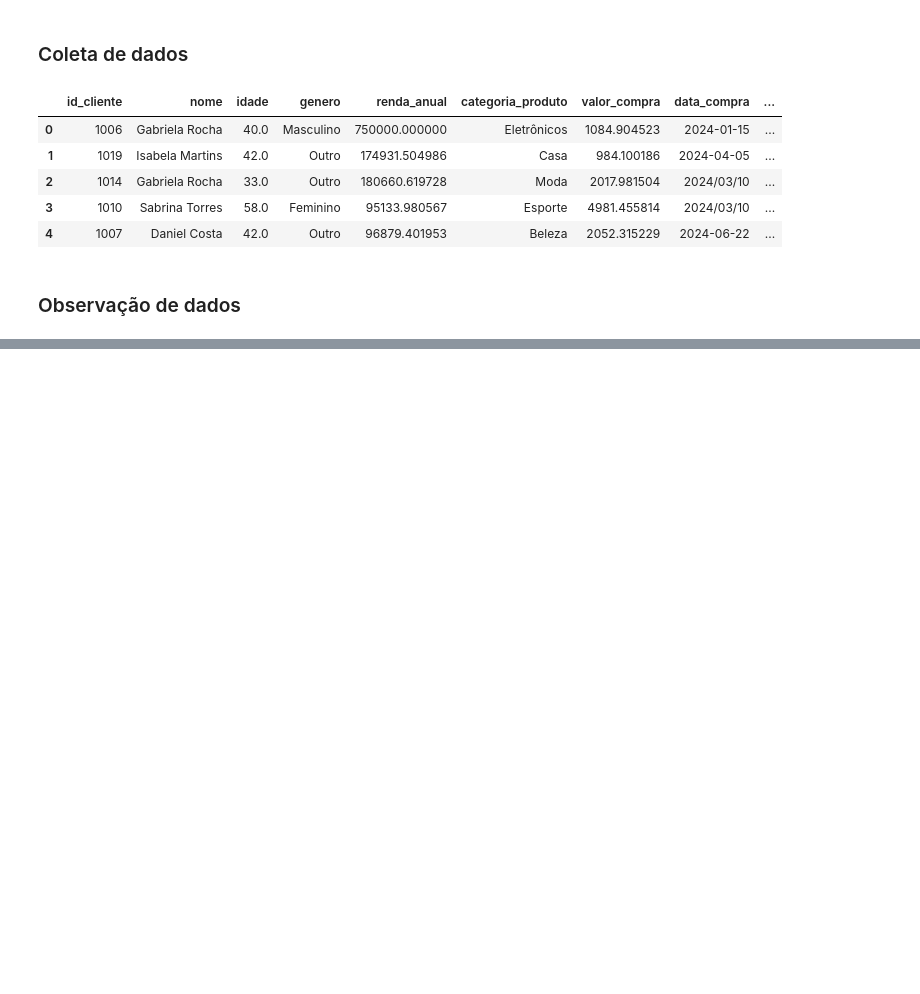
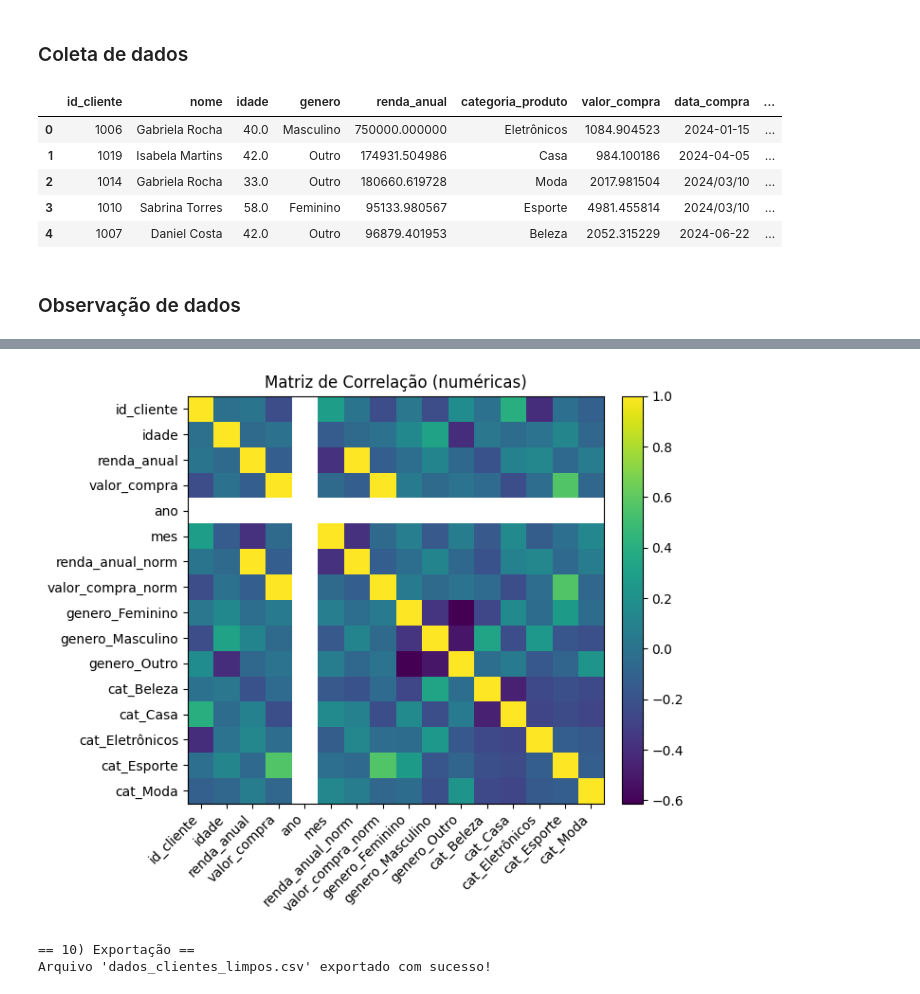
Before and after one commit to LucasFeitosa1602/DataClean-Co, a Jupyter notebook: notebooks/EDA.ipynb, the cells around one changed output, grey strips where cells are left out. Cells and saved outputs as stored; diff of their text form; code cells hidden in the pictures; blank space fills up the shorter version.

```diff
--- a/notebooks/EDA.ipynb
+++ b/notebooks/EDA.ipynb
@@ -47,0 +197,22 @@ np.int64(0)
+# %%
+# 9.4 "Heatmap" simples de correlação (com imshow)
+corr = df.select_dtypes(include=[np.number]).corr(numeric_only=True)
+plt.figure(figsize=(7,6))
+im = plt.imshow(corr, aspect='auto')
+plt.title('Matriz de Correlação (numéricas)')
+plt.xticks(range(len(corr.columns)), corr.columns, rotation=45, ha='right')
+plt.yticks(range(len(corr.index)), corr.index)
+plt.colorbar(im, fraction=0.046, pad=0.04)
+plt.tight_layout()
+plt.show()
+# %% [output]
+[figure, added]
+# %%
+# ## 10. Exportação do dataset limpo
+print("== 10) Exportação ==")
+saida = "dados_clientes_limpos.csv"
+df.to_csv(saida, index=False, encoding="utf-8")
+print(f"Arquivo '{saida}' exportado com sucesso!")
+# %% [output]
+== 10) Exportação ==
+Arquivo 'dados_clientes_limpos.csv' exportado com sucesso!
```
Also changed, not shown: parts of 10 cells of this notebook.
